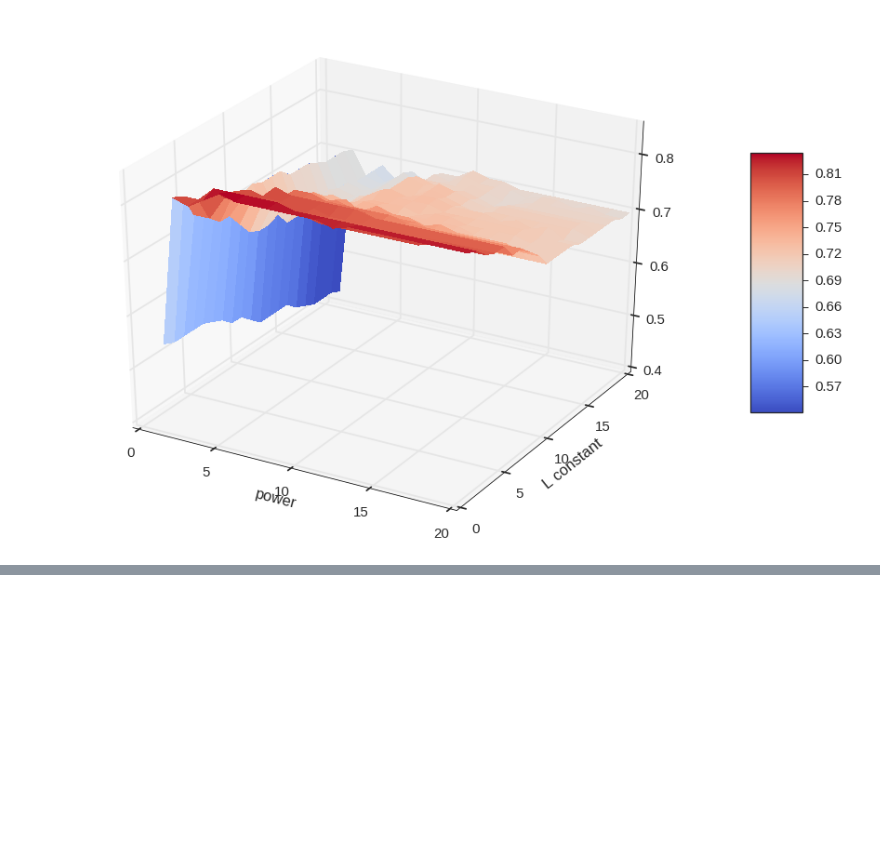
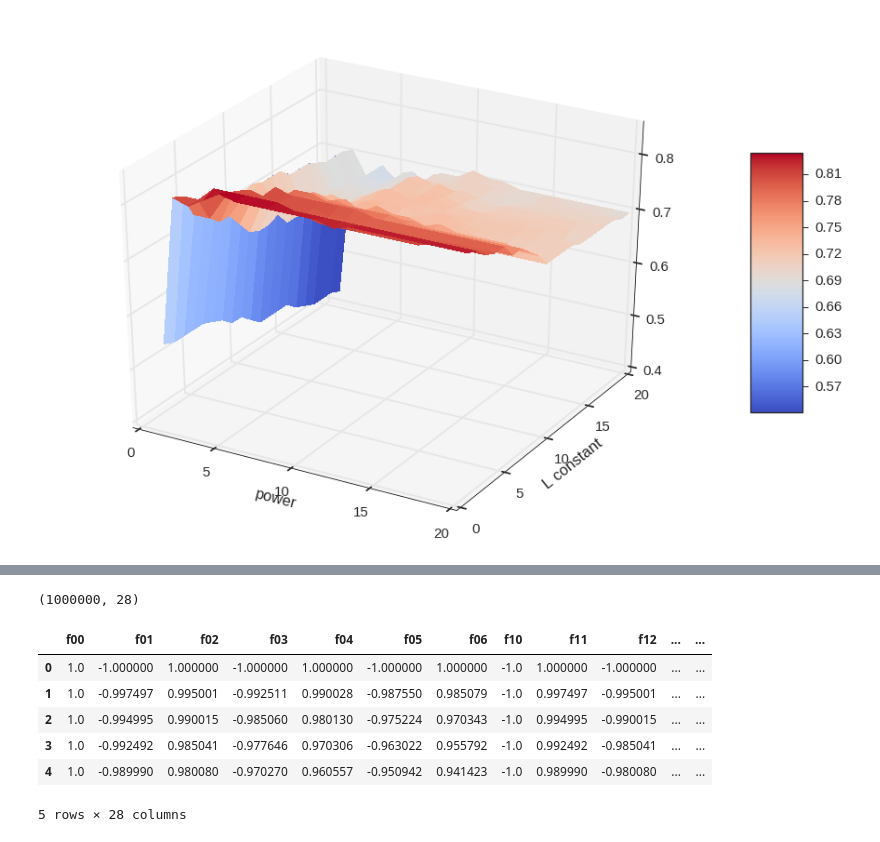
Before and after one commit to lukaemon/Coursera-ML-AndrewNg, a Jupyter notebook: machine-learning-ex2/3- regularized logistic regression (np).ipynb, the cells around one changed output, grey strips where cells are left out. Drawn from its saved outputs; the diff is of its cells as text; code cells hidden in the pictures; blank space fills up the shorter version.

```diff
--- a/machine-learning-ex2/3- regularized logistic regression (np).ipynb
+++ b/machine-learning-ex2/3- regularized logistic regression (np).ipynb
@@ -169,0 +184,21 @@ z.max()
+# %%
+density = 1000
+t1 = np.linspace(-1, 1.5, density)
+t2 = np.linspace(-1, 1.5, density)
+
+cordinates = [ (x, y) for x in t1 for y in t2]
+# %%
+x_cord, y_cord = zip(*cordinates)
+# %%
+mapped_cord = lr.feature_mapping(x_cord, y_cord, power=6)
+print(mapped_cord.shape)
+mapped_cord.head()
+# %% [output]
+(1000000, 28)
+|  | f00 | f01 | f02 | f03 | f04 | f05 | f06 | f10 | f11 | f12 | ... | ... |
+| 0 | 1.0 | -1.000000 | 1.000000 | -1.000000 | 1.000000 | -1.000000 | 1.000000 | -1.0 | 1.000000 | -1.000000 | ... | ... |
+| 1 | 1.0 | -0.997497 | 0.995001 | -0.992511 | 0.990028 | -0.987550 | 0.985079 | -1.0 | 0.997497 | -0.995001 | ... | ... |
+| 2 | 1.0 | -0.994995 | 0.990015 | -0.985060 | 0.980130 | -0.975224 | 0.970343 | -1.0 | 0.994995 | -0.990015 | ... | ... |
+| 3 | 1.0 | -0.992492 | 0.985041 | -0.977646 | 0.970306 | -0.963022 | 0.955792 | -1.0 | 0.992492 | -0.985041 | ... | ... |
+| 4 | 1.0 | -0.989990 | 0.980080 | -0.970270 | 0.960557 | -0.950942 | 0.941423 | -1.0 | 0.989990 | -0.980080 | ... | ... |
+5 rows × 28 columns
```
Also changed, not shown: parts of 8 cells of this notebook, 2 other files.
